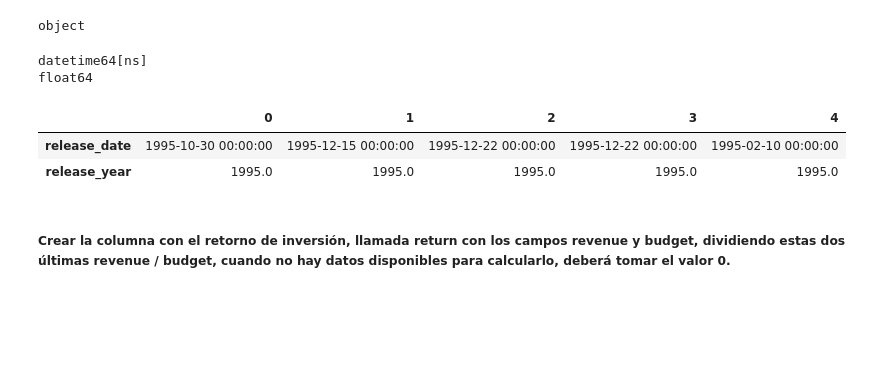
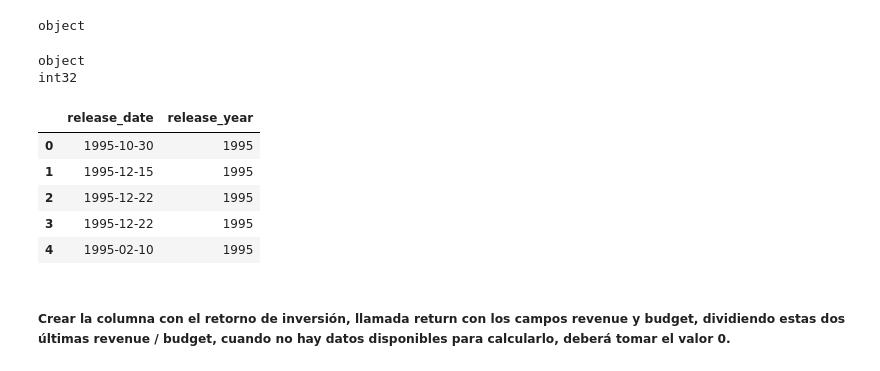
Before and after one commit to paupallares/PI_ML_OPS, a Jupyter notebook: ETL-Transformaciones.ipynb, the cells around one changed output. Cells and saved outputs as stored; diff of their text form; code cells hidden in the pictures; blank space fills up the shorter version.

```diff
--- a/ETL-Transformaciones.ipynb
+++ b/ETL-Transformaciones.ipynb
@@ -209,6 +210,5 @@ df.iloc[6].production_countries
 # %% [output]
 "[{'iso_3166_1': 'DE', 'name': 'Germany'}, {'iso_3166_1': 'US', 'name': 'United States of America'}]"
 # %%
-pd.options.display.max_colwidth = 150
 print(df['production_countries'].head(10))
 # %% [output]
@@ -225,6 +225,4 @@ print(df['production_countries'].head(10))
 Name: production_countries, dtype: object
-# %%
-pd.options.display.max_colwidth = 40
 # %%
 #aplico la funcion fetch names:
 
@@ -321,6 +319,10 @@ los nulos de spoken_languages son 3835
 los nulos de status son:  87
 los nulos de tagline  son 25054
 los nulos de title son:  6
+# %%
+#reemlazo los 6 nulos por 0:
+df['budget'] = df['budget'].fillna(0)
+df['revenue'] = df['revenue'].fillna(0)
 # %%
 #ahora los nulos que me pidieron
 
@@ -380,22 +374,25 @@ print(df['release_date'].dtype)
 object
 # %%
 #paso a datetime
-df['release_date'] = pd.to_datetime(df['release_date'], errors='coerce').dt.date.astype('datetime64')
+df['release_date'] = pd.to_datetime(df['release_date'], errors='coerce').dt.date
 
 #aca paso el ano a una nueva columna
 df['release_year'] = pd.to_datetime(df['release_date'], errors='coerce').dt.year
 # %%
 #chequeo que el tipo de variable sea datetime para release_date
 
 print(df['release_date'].dtype)
 print(df['release_year'].dtype)
-df[['release_date', 'release_year']].head(5).transpose()
+df[['release_date', 'release_year']].head(5)
 # %% [output]
-datetime64[ns]
-float64
+object
+int32
-|  | 0 | 1 | 2 | 3 | 4 |
-| release_date | 1995-10-30 00:00:00 | 1995-12-15 00:00:00 | 1995-12-22 00:00:00 | 1995-12-22 00:00:00 | 1995-02-10 00:00:00 |
-| release_year | 1995.0 | 1995.0 | 1995.0 | 1995.0 | 1995.0 |
+|  | release_date | release_year |
+| 0 | 1995-10-30 | 1995 |
+| 1 | 1995-12-15 | 1995 |
+| 2 | 1995-12-22 | 1995 |
+| 3 | 1995-12-22 | 1995 |
+| 4 | 1995-02-10 | 1995 |
 # %% [markdown]
 ##### Crear la columna con el retorno de inversión, llamada return con los campos revenue y budget, dividiendo estas dos últimas revenue / budget, cuando no hay datos disponibles para calcularlo, deberá tomar el valor 0.
 # %%
```
Also changed, not shown: parts of 20 cells of this notebook, 14 other files.
